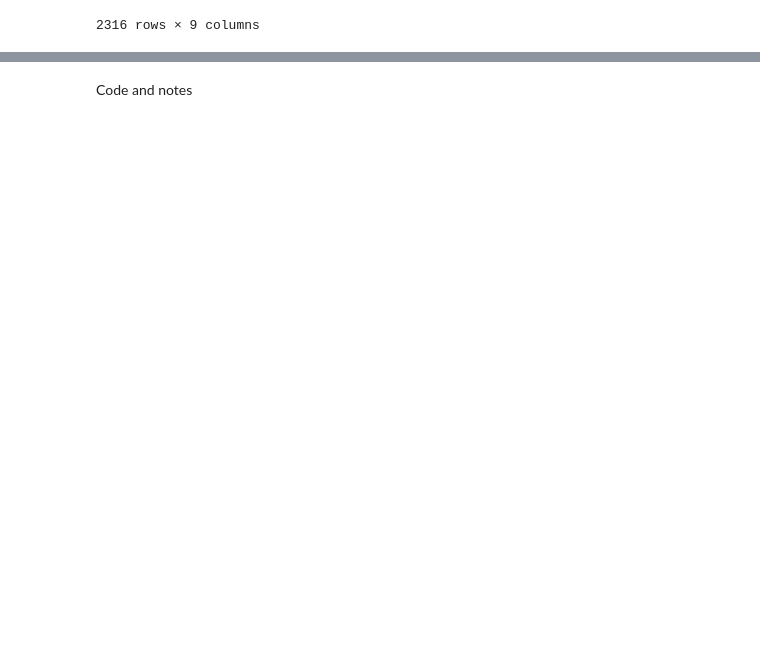
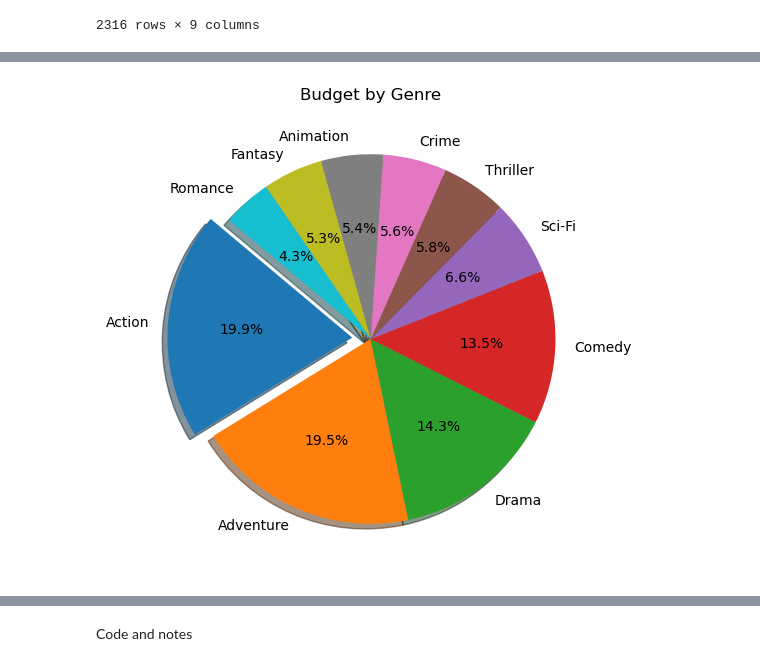
Before and after one commit to Robotrousers/Group1Proj1, a Jupyter notebook: mo_genres.ipynb, the cells around one changed output, grey strips where cells are left out. Drawn from its saved outputs; the diff is of its cells as text; code cells hidden in the pictures; blank space fills up the shorter version.

```diff
--- a/mo_genres.ipynb
+++ b/mo_genres.ipynb
@@ -73,0 +148,10 @@ array(['Biography, Drama', 'Action, Adventure, Horror',
+# %%
+genre_budget = {k:data_df[data_df["Genre"].str.contains(k)]["Budget"].sum() for k in genre_set}
+genre_budget_df = pd.DataFrame(
+    list(genre_budget.items()),
+    columns=["Genre", "Budget"]
+)
+budget_sort = genre_budget_df.sort_values(['Budget'],ascending=False)
+# %%
+top_budget_genre = budget_sort.head(10)
+top_budget_genre
@@ -73,0 +170,8 @@ array(['Biography, Drama', 'Action, Adventure, Horror',
+# %%
+explode = (0.1,0,0,0,0,0,0,0,0,0)
+plt.figure(figsize=(10, 6))
+plt.pie(top_budget_genre["Budget"], labels=top_budget_genre["Genre"], explode=explode, shadow=True, autopct='%1.1f%%', startangle=140)
+plt.title('Budget by Genre')
+plt.show()
+# %% [output]
+[figure, added]
```
Also changed, not shown: parts of 24 cells of this notebook, 5 other files.
